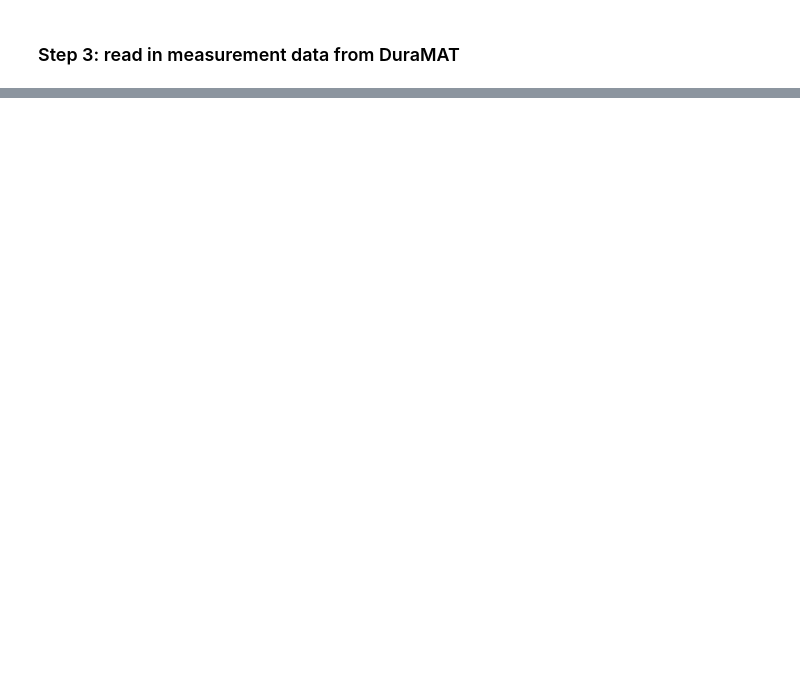
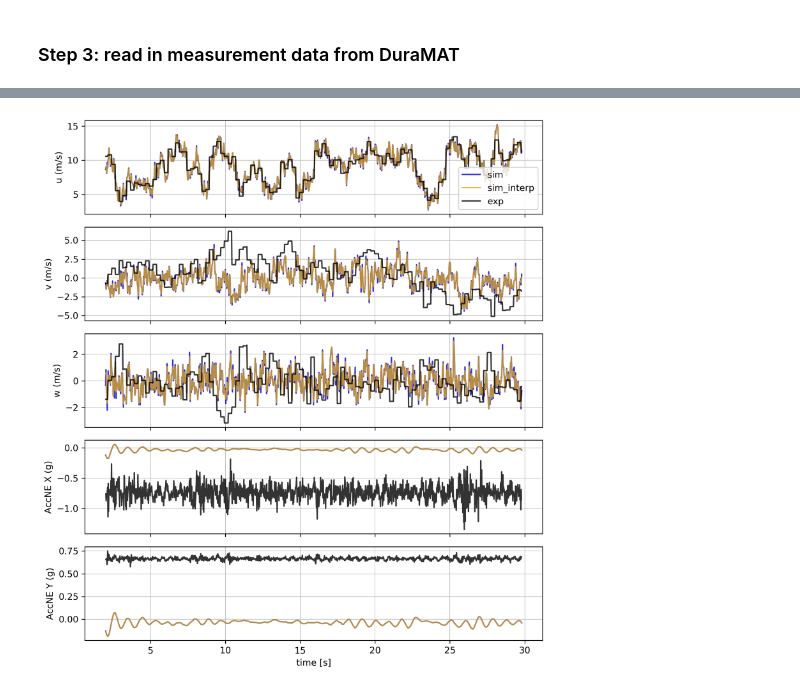
Before and after one commit to brookeslawski/PVade, a Jupyter notebook: postprocessing/loads_validation.ipynb, the cells around one changed output, grey strips where cells are left out. Saved outputs shown, nothing was run; the diff lists cells and outputs as text; code cells hidden in the pictures; blank space fills up the shorter version.

```diff
--- a/postprocessing/loads_validation.ipynb
+++ b/postprocessing/loads_validation.ipynb
@@ -275,3 +359,25 @@ plt.tight_layout()
+# %%
+# plot velocity signals and accelerations
+colors = {'exp': 'k', 'sim': 'mediumblue', 'sim_interp': 'goldenrod'}
+
+comps = ['u (m/s)','v (m/s)','w (m/s)','AccNE X (g)','AccNE Y (g)']
+# vars = ['exp']
+vars = ['sim','sim_interp','exp']
+# vars = ['exp']
+
+fig, axs = plt.subplots(len(comps),1, figsize=[8,len(comps)*1.75], sharex=True, dpi=300)
+
+for comp,ax in zip(comps, axs.ravel()):
+    for var in vars:
+        pltdata = alldata[var][comp][alldata[var][comp].index > 2.0]
+        ax.plot(pltdata, label=var, alpha=0.8, color=colors[var])
+        ax.set_ylabel(f"{comp}")
+    ax.grid(lw=0.5)
+axs[0].legend()
+axs[-1].set_xlabel("time [s]")
+plt.tight_layout()
+# %% [output]
+[figure, added]
 # %%
 # compute errors
 keys = ['sim_interp']
```
Also changed, not shown: parts of 16 cells of this notebook.
